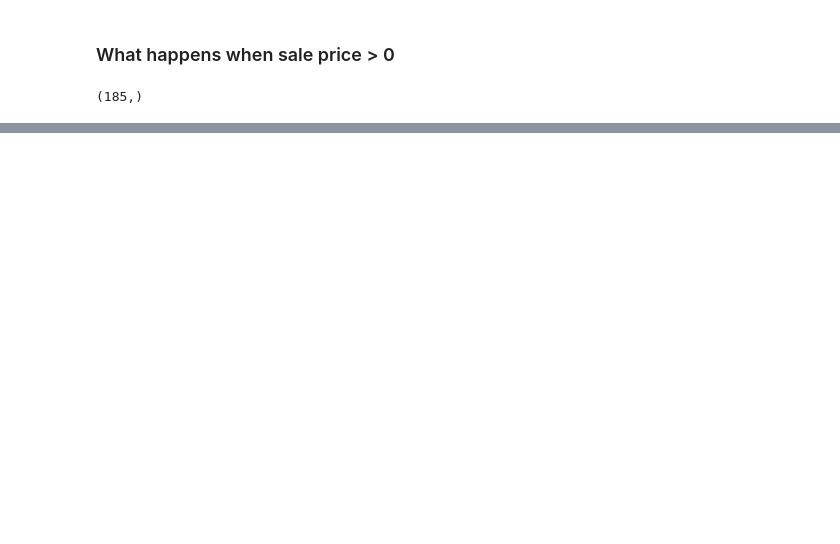
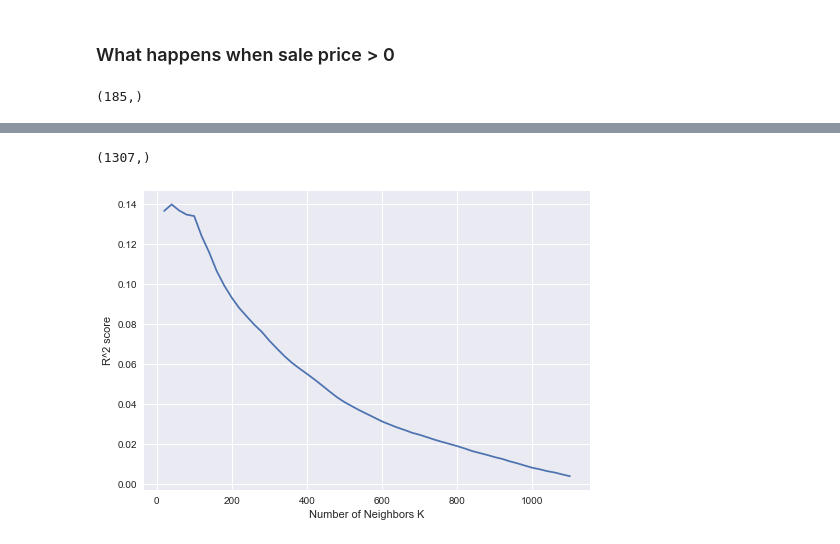
Before and after one commit to unchitta/f17-machine-learning-project, a Jupyter notebook: notebooks/06-kernel-regression.ipynb, the cells around one changed output, grey strips where cells are left out. Drawn from its saved outputs; the diff is of its cells as text; code cells hidden in the pictures; blank space fills up the shorter version.

Commit message:
modified notebook 05 and 06 (nb06 now includes cv tests)

```diff
--- a/notebooks/06-kernel-regression.ipynb
+++ b/notebooks/06-kernel-regression.ipynb
@@ -134,0 +177,28 @@ plt.show()
+# %%
+X_train.shape
+# %% [output]
+(1307,)
+# %%
+# Since we have 1307 training data points, I think it is reasonable to test different numbers of neighbors
+# from 20 to 500, with an increment of 20.
+
+from sklearn.model_selection import KFold, cross_val_score
+
+# create a list of K for K-NN
+neighbors = list(range(20,1101,20))
+
+cv_scores = []
+k_fold = KFold(n_splits=10)
+
+for k in neighbors:
+    knn = KNeighborsRegressor(n_neighbors=k)
+    #default scoring = given estimator's score() method
+    scores = cross_val_score(knn, X_train.values.reshape(-1,1), y_train, cv=k_fold)
+    cv_scores.append(scores.mean())
+# %%
+plt.plot(neighbors, cv_scores)
+plt.xlabel('Number of Neighbors K')
+plt.ylabel('R^2 score')
+plt.show()
+# %% [output]
+[figure, added]
```
Also changed, not shown: parts of 6 cells of this notebook, 1 other file.
